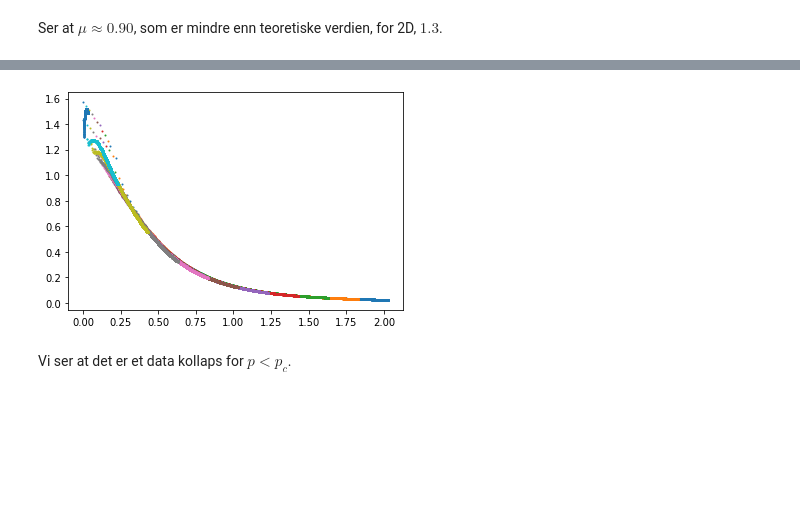
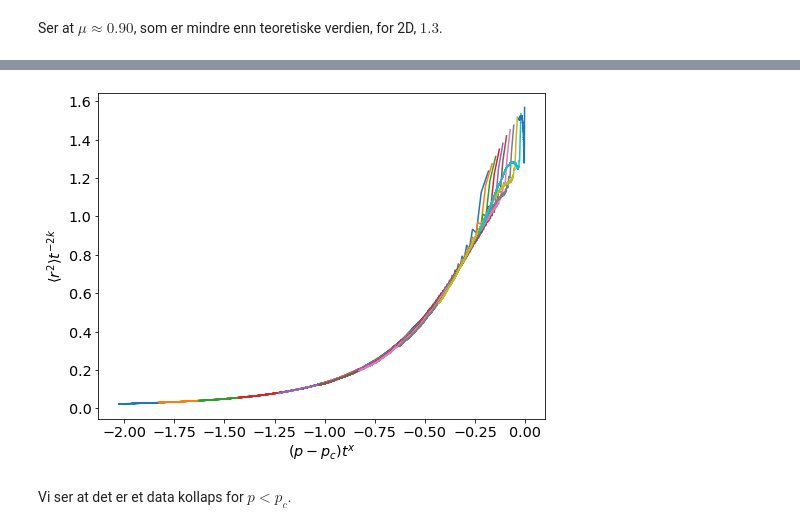
Before and after one commit to chdre/FYS4460, a Jupyter notebook: Untitled Folder 1/Untitled.ipynb, the cells around one changed output, grey strips where cells are left out. Drawn from its saved outputs; the diff is of its cells as text; code cells hidden in the pictures; blank space fills up the shorter version.

```diff
--- a/Untitled Folder 1/Untitled.ipynb
+++ b/Untitled Folder 1/Untitled.ipynb
@@ -85,7 +89,7 @@ def percwalk(cluster, max_steps):
     return walker_map, displacement, step
 # %%
 L = 100
-pc = 0.5927
+pc = 0.59275
 binary_domain = np.random.rand(L, L) < pc
 plt.imshow(binary_domain)
 N = 10000
@@ -265,21 +338,20 @@ For $p < p_c$ har vi at $\langle r^2 \rangle \propto (p - p_c)^{\beta - 2\nu}$,
 # %%
 beta = 5 / 36
 nu = 4 / 3
 mu = 1.3
 k = 0.5 * (1 - mu / (2 * nu + mu - beta))
 x = 1 / (2 * nu + mu - beta)
 
 for i, r2 in enumerate(disps):
     t = np.arange(len(r2))[1:]
-    xx = r2[1:] * t ** (- 2 * k)
-    yy = (pc - p1[i]) * t ** x
-    plt.plot(yy, xx)  # , markersize=1)
-plt.xlabel('$(p_c - p)t^x$')
-plt.ylabel('$\\langle r^2 \rangle t^{-2k}$')
-plt.title('$Data collapse for p < p_c$')
+    yy = r2[1:] * t ** (- 2 * k)
+    xx = (p1[i] - pc) * t ** x
+    plt.plot(xx, yy)  # , markersize=1)
+plt.xlabel('$(p - p_c)t^x$')
+plt.ylabel('$\\langle r^2 \\rangle t^{-2k}$')
 plt.show()
 # %% [output]
-[figure, old version]
+[figure, new version]
 # %% [markdown]
 Vi ser at det er et data kollaps for $p < p_c$.
 # %%
```
Also changed, not shown: parts of 18 cells of this notebook, 2 other files.
